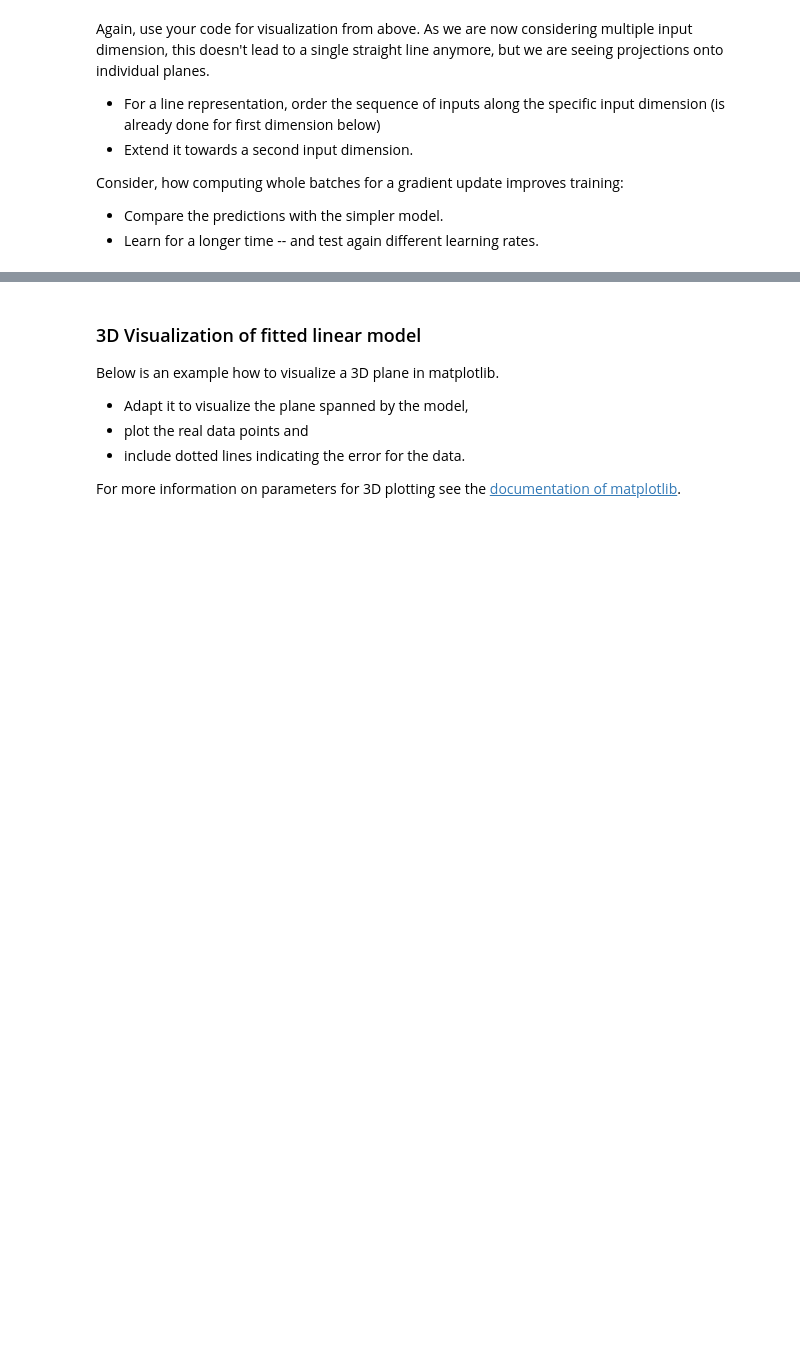
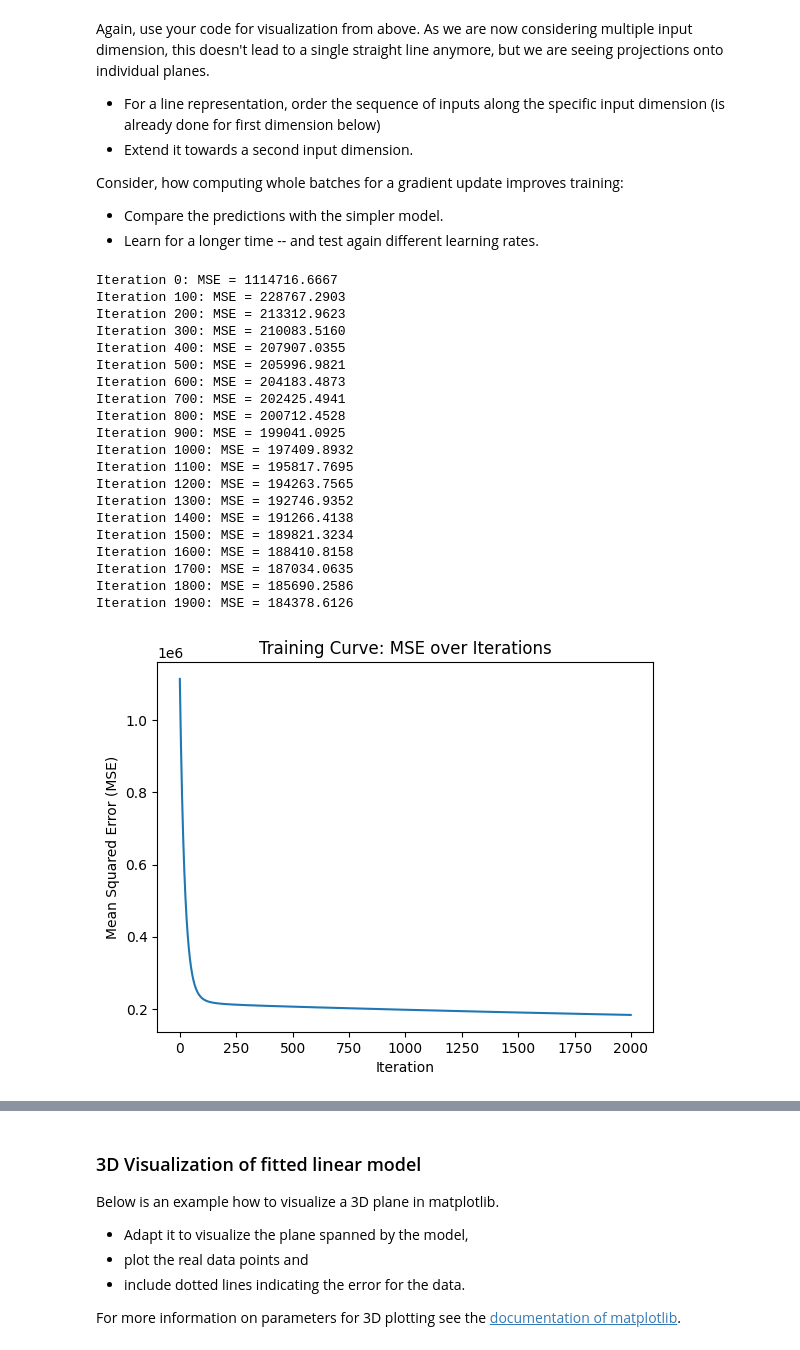
Before and after one commit to MarvinKohnen/deep-reinforcement-learning, a Jupyter notebook: drl_deep_course/2_Optimization/2_Regression.ipynb, the cells around one changed output, grey strips where cells are left out. Saved outputs shown, nothing was run; the diff lists cells and outputs as text; code cells hidden in the pictures; blank space fills up the shorter version.

```diff
--- a/drl_deep_course/2_Optimization/2_Regression.ipynb
+++ b/drl_deep_course/2_Optimization/2_Regression.ipynb
@@ -430,14 +487,14 @@ class GradientDescentModel_vector:
         n, d = X.shape  # n is number of samples, d is number of features (including bias)
 
         # TODO: Initialize weights (d values, one for each feature including the bias)
-        self.weights =
+        self.weights = np.zeros(d)
 
         for i in range(self.n_iterations):
             # TODO: Make predictions using the current weights
-                # Matrix-vector multiplication for predictions
-
+            # Matrix-vector multiplication for predictions
+            y_pred = X.dot(self.weights)
             # TODO: Calculate the gradient for the weights (including the bias)
-            gradient =  # Gradient vector (same length as weights)
+            gradient = (-2/n) * X.T.dot(y - y_pred) # Gradient vector (same length as weights)
 
             # Update the weights using the gradient
             self.weights -= self.learning_rate * gradient
@@ -489,30 +546,62 @@ Consider, how computing whole batches for a gradient update improves training:
 model = GradientDescentModel_vector(learning_rate=0.0005, n_iterations=2000)
 model.fit(X, Y[:, 0])  # Fit the model
 
 # Retrieve the MSE history and predictions
 mse_history = model.get_mse_history()
 predictions = model.predict(X)
 
 # Sort the X values and corresponding predictions for smooth line plotting
 sorted_indices = np.argsort(X[:, 1])  # Get indices that would sort X[:, 1]
 sorted_X = X[sorted_indices, 1]  # Sort X[:, 1]
 sorted_predictions = predictions[sorted_indices]  # Sort predictions using the same indices
 # TODO: Adapt this for the second input dimension (distance to center)
+sorted_indices = np.argsort(X[:, 2])  # Get indices that would sort X[:, 2]
+sorted_X_2 = X[sorted_indices, 2]  # Sort X[:, 2]
+sorted_predictions_2 = predictions[sorted_indices]  # Sort predictions using the same indices
 
 # Plot the training curve (MSE over iterations)
 plt.plot(mse_history)
 plt.xlabel('Iteration')
 plt.ylabel('Mean Squared Error (MSE)')
 plt.title('Training Curve: MSE over Iterations')
 plt.show()
 
 # Plot predictions vs actual values
 plt.scatter(X[:, 1], Y[:, 0], color='blue', label='Actual Values')  # X[:, 1] is the first feature (without bias)
 plt.plot(sorted_X, sorted_predictions, color='red', label='Predicted Values')
 plt.xlabel('X values (size)')
 plt.ylabel('y values')
 plt.title('Predictions vs Actual Values')
 plt.legend()
 plt.show()
 
 # TODO: Plot predictions vs actual values
+plt.scatter(X[:, 2], Y[:, 0], color='blue', label='Actual Values')  # X[:, 2] is the second feature (without bias)
+plt.plot(sorted_X_2, sorted_predictions, color='red', label='Predicted Values')
+plt.xlabel('X values (size)')
+plt.ylabel('y values')
+plt.title('Predictions vs Actual Values')
+plt.legend()
+plt.show()
+# %% [output]
+Iteration 0: MSE = 1114716.6667
+Iteration 100: MSE = 228767.2903
+Iteration 200: MSE = 213312.9623
+Iteration 300: MSE = 210083.5160
+Iteration 400: MSE = 207907.0355
+Iteration 500: MSE = 205996.9821
+Iteration 600: MSE = 204183.4873
+Iteration 700: MSE = 202425.4941
+Iteration 800: MSE = 200712.4528
+Iteration 900: MSE = 199041.0925
+Iteration 1000: MSE = 197409.8932
+Iteration 1100: MSE = 195817.7695
+Iteration 1200: MSE = 194263.7565
+Iteration 1300: MSE = 192746.9352
+Iteration 1400: MSE = 191266.4138
+Iteration 1500: MSE = 189821.3234
+Iteration 1600: MSE = 188410.8158
+Iteration 1700: MSE = 187034.0635
+Iteration 1800: MSE = 185690.2586
+Iteration 1900: MSE = 184378.6126
+[figure, added]
```
Also changed, not shown: parts of 11 cells of this notebook.
